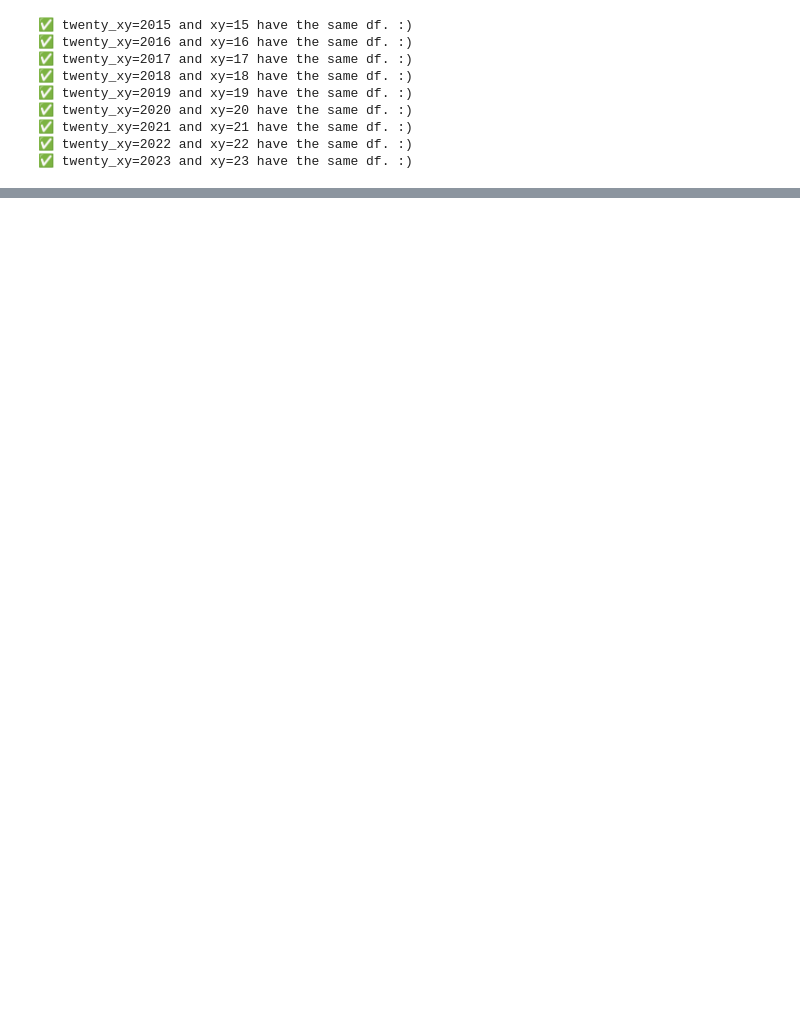
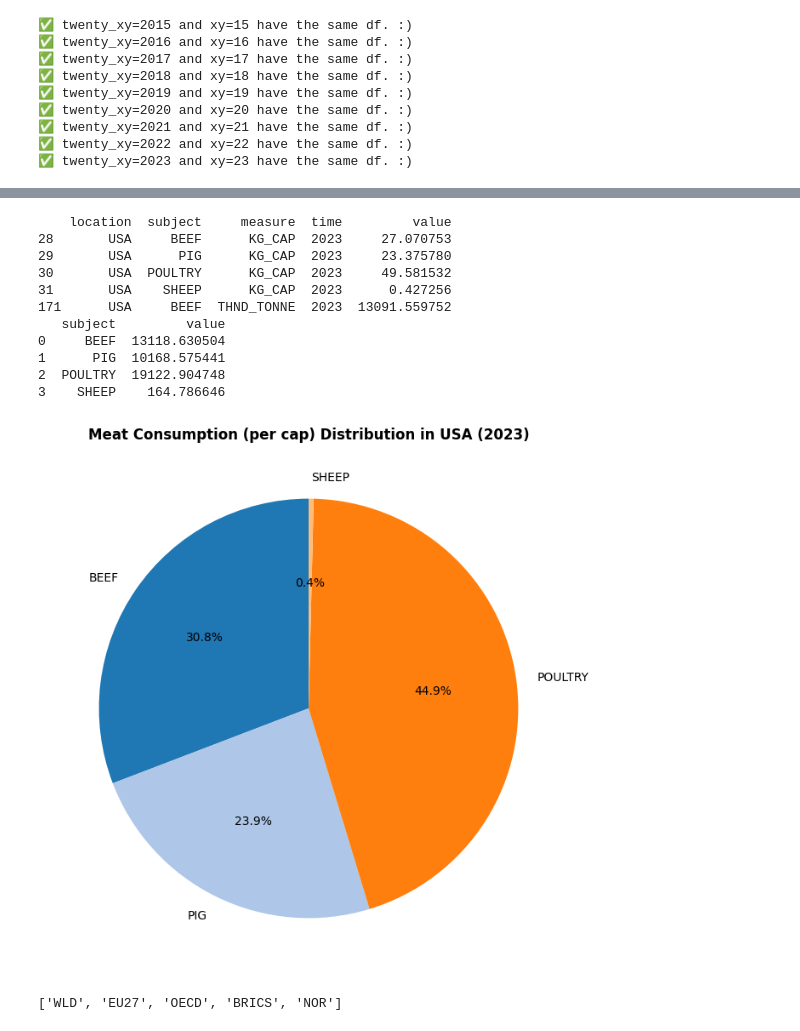
Before and after one commit to akumm2k/acim-happiness, a Jupyter notebook: src/analysis_meat.ipynb, the cells around one changed output, grey strips where cells are left out. Drawn from its saved outputs; the diff is of its cells as text; code cells hidden in the pictures; blank space fills up the shorter version.

```diff
--- a/src/analysis_meat.ipynb
+++ b/src/analysis_meat.ipynb
@@ -36,0 +119,6 @@ for twenty_xy_str in MEAT_DATA.get_years():
+# %%
+def filter_df(df, **predicates):
+    mask = pd.Series([True] * len(df))
+    for key, value in predicates.items():
+        mask &= (df[key] == value)
+    return df[mask]
@@ -36,0 +302,48 @@ for twenty_xy_str in MEAT_DATA.get_years():
+# %%
+import seaborn as sns
+
+
+def plot_meat_distribution(country):
+    # Filter the data for the specified country
+    filter_df(MEAT_DATA[2023], measure="KG_CAP")
+    country_data = filter_df(MEAT_DATA[2023], location=country)
+    print(country_data.head())
+
+    # Group by meat type and sum the values
+    meat_distribution = country_data.groupby('subject')['value'].sum().reset_index()
+    print(meat_distribution)
+
+    # Plot the pie chart using seaborn
+    plt.figure(figsize=(10, 8))
+    sns.set_palette('tab20')
+    plt.pie(
+        meat_distribution['value'],
+        labels=meat_distribution['subject'],
+        autopct='%1.1f%%',
+        startangle=90,
+        colors=sns.color_palette('tab20')
+    )
+    plt.ylabel('')
+    plt.title(f'Meat Consumption (per cap) Distribution in {country} (2023)', fontweight='bold')
+    plt.legend().set_visible(False)
+    plt.show()
+
+
+plot_meat_distribution('USA')
+# %% [output]
+    location  subject     measure  time         value
+28       USA     BEEF      KG_CAP  2023     27.070753
+29       USA      PIG      KG_CAP  2023     23.375780
+30       USA  POULTRY      KG_CAP  2023     49.581532
+31       USA    SHEEP      KG_CAP  2023      0.427256
+171      USA     BEEF  THND_TONNE  2023  13091.559752
+   subject         value
+0     BEEF  13118.630504
+1      PIG  10168.575441
+2  POULTRY  19122.904748
+3    SHEEP    164.786646
+[figure, added]
+# %%
+NON_CNTRY_LOCS
+# %% [output]
+['WLD', 'EU27', 'OECD', 'BRICS', 'NOR']
```
Also changed, not shown: parts of 72 cells of this notebook.
